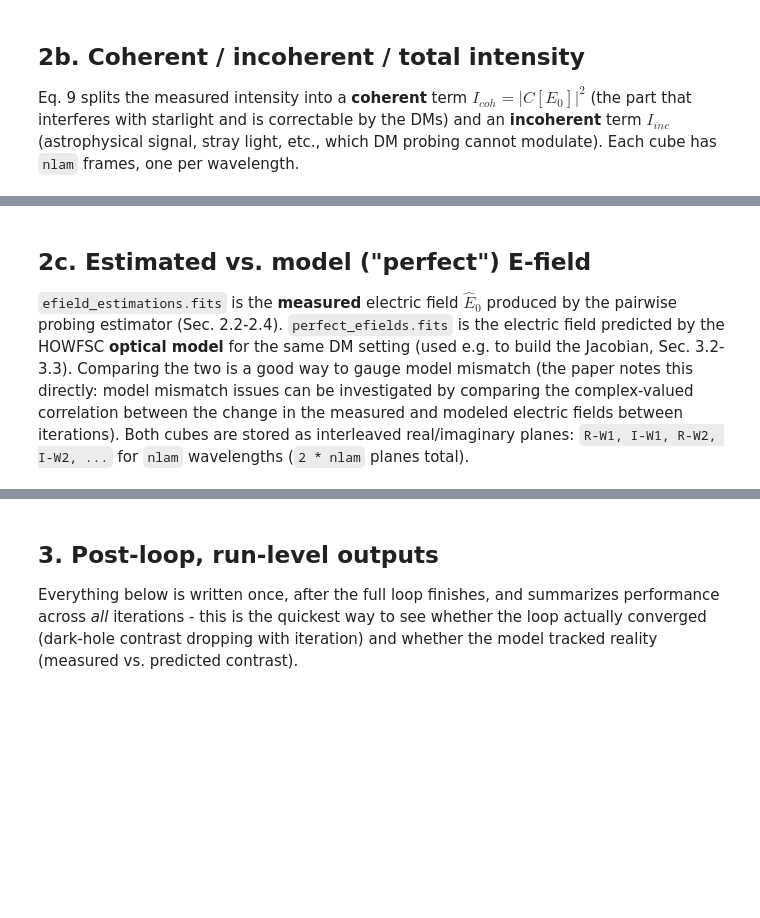
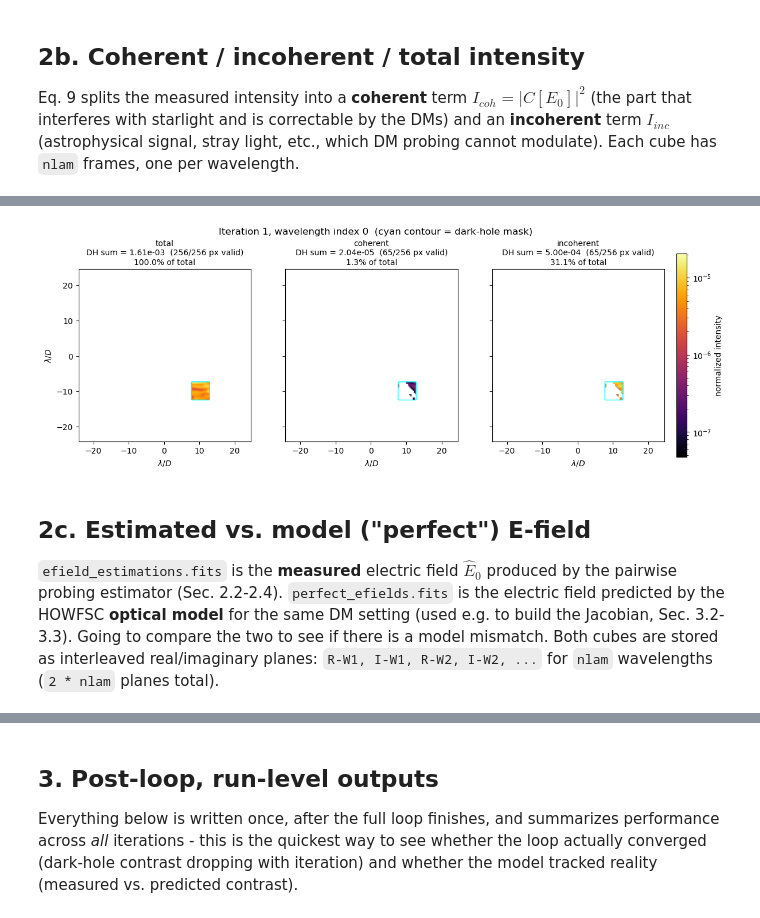
Before and after one commit to zahrahmed1017/corgihowfsc, a Jupyter notebook: sandbox/zja/corgihowfsc_output_analysis.ipynb, the cells around one changed output, grey strips where cells are left out. Saved outputs shown, nothing was run; the diff lists cells and outputs as text; code cells hidden in the pictures; blank space fills up the shorter version.

```diff
--- a/sandbox/zja/corgihowfsc_output_analysis.ipynb
+++ b/sandbox/zja/corgihowfsc_output_analysis.ipynb
@@ -271,34 +327,68 @@ for name, cube in [("total", intensity_total), ("coherent", intensity_coherent),
 # %%
-# Side-by-side comparison at a single wavelength
 WAVELENGTH_INDEX = 0
 
 cubes = {"total": intensity_total, "coherent": intensity_coherent, "incoherent": intensity_incoherent}
 available = {k: v for k, v in cubes.items() if v is not None}
 
 if available:
-    fig, axes = plt.subplots(1, len(available), figsize=(5 * len(available), 4.5))
-    if len(available) == 1:
+    frames = {name: cube[WAVELENGTH_INDEX] for name, cube in available.items()}
+    ny, nx = next(iter(frames.values())).shape
+    ppl = ppl_per_lam[WAVELENGTH_INDEX]
+
+    # Shared log color scale across all three panels -- with independent per-panel
+    # scales it's easy to misjudge how much of the total is coherent vs incoherent.
+    all_pos = np.concatenate([f[np.isfinite(f) & (f > 0)].ravel() for f in frames.values()])
+    vmin, vmax = np.percentile(all_pos, [1, 99.9])
+    norm = mcolors.LogNorm(vmin=vmin, vmax=vmax)
+
+    # Dark-hole mask for this wavelength, so it's clear which pixels are actually
+    # being controlled/measured (small, off-center box for the MSWC 5x5lamD DH).
+    dh_mask = None
+    try:
+        dh_rel = optical_model["sls"][WAVELENGTH_INDEX]["dh"]
+        dh_mask = fits.getdata(model_yaml_path.parent / dh_rel).astype(bool)
+        if dh_mask.shape != (ny, nx):
+            print(f"Warning: dh mask shape {dh_mask.shape} != frame shape {(ny, nx)}; skipping DH overlay")
+            dh_mask = None
+    except (KeyError, FileNotFoundError) as e:
+        print(f"Warning: could not load dh mask ({e}); skipping DH overlay")
+
+    extent = [-(nx // 2) / ppl, (nx - nx // 2) / ppl, -(ny // 2) / ppl, (ny - ny // 2) / ppl]
+
+    fig, axes = plt.subplots(1, len(frames), figsize=(4.6 * len(frames), 4.6),
+                              sharex=True, sharey=True)
+    if len(frames) == 1:
         axes = [axes]
-    for ax, (name, cube) in zip(axes, available.items()):
-        frame = cube[WAVELENGTH_INDEX]
-        pos = frame[frame > 0]
-        norm = mcolors.LogNorm(vmin=np.percentile(pos, 1), vmax=np.percentile(pos, 99.9)) if pos.size else None
-        im = ax.imshow(frame, cmap="inferno", norm=norm)
-        ax.set_title(f"{name} intensity, lambda {WAVELENGTH_INDEX}")
-        ax.axis("off")
-        fig.colorbar(im, ax=ax, fraction=0.046, pad=0.04)
-    fig.suptitle(f"Iteration {ITERATION}")
-    fig.tight_layout()
+    total_dh_sum = np.nansum(frames["total"][dh_mask]) if (dh_mask is not None and "total" in frames) else None
+    for ax, (name, frame) in zip(axes, frames.items()):
+        im = ax.imshow(frame, cmap="inferno", norm=norm, extent=extent)
+        title = name
+        if dh_mask is not None:
+            ax.contour(dh_mask.astype(float), levels=[0.5], colors="cyan",
+                       linewidths=1.0, extent=extent)
+            dh_vals = frame[dh_mask]
+            n_valid = np.sum(~np.isnan(dh_vals))
+            dh_sum = np.nansum(dh_vals)
+            title += f"\nDH sum = {dh_sum:.2e}  ({n_valid}/{dh_mask.sum()} px valid)"
+            if total_dh_sum:
+                title += f"\n{dh_sum / total_dh_sum:.1%} of total"
+        ax.set_title(title, fontsize=10)
+        ax.set_xlabel(r"$\lambda/D$")
+    axes[0].set_ylabel(r"$\lambda/D$")
+
+    fig.colorbar(im, ax=axes, fraction=0.025, pad=0.02, label="normalized intensity")
+    fig.suptitle(f"Iteration {ITERATION}, wavelength index {WAVELENGTH_INDEX}"
+                 + ("  (cyan contour = dark-hole mask)" if dh_mask is not None else ""))
     plt.show()
+# %% [output]
+[figure, added]
 # %% [markdown]
 ## 2c. Estimated vs. model ("perfect") E-field
 
 `efield_estimations.fits` is the **measured** electric field $\hat E_0$ produced by the pairwise
 probing estimator (Sec. 2.2-2.4). `perfect_efields.fits` is the electric field predicted by the
 HOWFSC **optical model** for the same DM setting (used e.g. to build the Jacobian, Sec. 3.2-3.3).
-Comparing the two is a good way to gauge model mismatch (the paper notes this directly: model
-mismatch issues can be investigated by comparing the complex-valued correlation between the
-change in the measured and modeled electric fields between iterations). Both cubes are stored as
+Going to compare the two to see if there is a model mismatch. Both cubes are stored as
 interleaved real/imaginary planes: `R-W1, I-W1, R-W2, I-W2, ...` for `nlam` wavelengths
 (`2 * nlam` planes total).
 # %%
```
Also changed, not shown: parts of 23 cells of this notebook.
